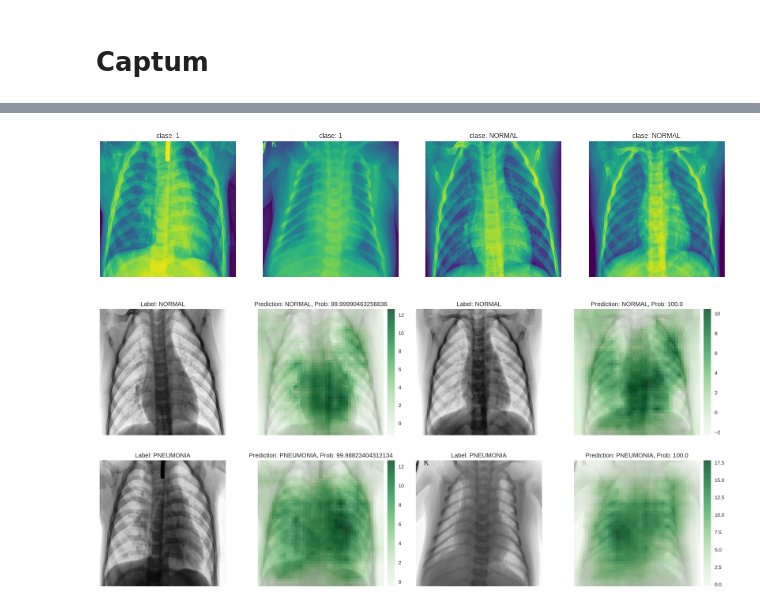
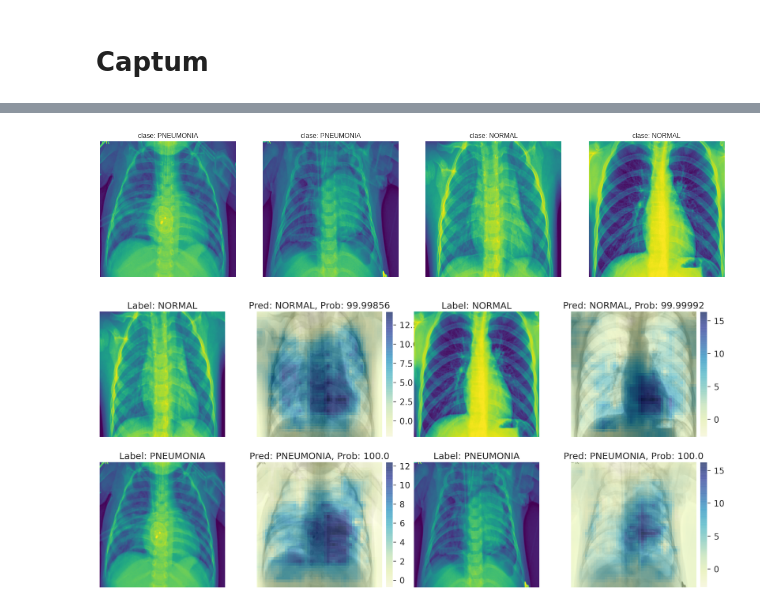
Before and after one commit to ifayost/cdb_pneumonia, a Jupyter notebook: Colab/CDB_Pneumonia.ipynb, the cells around one changed output, grey strips where cells are left out. Cells and saved outputs as stored; diff of their text form; code cells hidden in the pictures.

```diff
--- a/Colab/CDB_Pneumonia.ipynb
+++ b/Colab/CDB_Pneumonia.ipynb
@@ -196,12 +199,16 @@ VGG16 Accuracy: 0.8125
 Random Accuracy: 0.5
 # %%
 vgg16.eval()
-aciertos = []
+predicciones = []
+probs = []
+true = []
 random = []
 for inputs, labels in dataloaders['test']:
     inputs = inputs.to(device)
     outputs = vgg16(inputs)
     _, preds = torch.max(outputs, 1)
-    aciertos.extend([i==j for i,j in zip(preds.to('cpu').numpy(), labels.numpy())])
+    predicciones.extend(preds.to('cpu').numpy())
+    probs.extend(F.softmax(outputs[:,1]).detach().to('cpu').numpy())
+    true.extend(labels.numpy())
     random.extend([np.random.randint(0,1)== i for i in labels.numpy()])
 # %%
@@ -212,0 +233,7 @@ Random Accuracy: 0.375
+# %%
+plt.rcParams['figure.titlesize'] = 14
+plt.rcParams['axes.labelsize'] = 14
+plt.rcParams['xtick.labelsize'] = 12
+plt.rcParams['ytick.labelsize'] = 12
+fig = plt.figure(dpi=150)
+confusion_mat(class_names[true], class_names[predicciones], class_names)
@@ -238,9 +280,10 @@ from matplotlib.colors import LinearSegmentedColormap
 vgg16 = vgg16.eval()
 #ig = IntegratedGradients(vgg16)
 #noise_tunnel = NoiseTunnel(ig)
-#occlusion = Occlusion(vgg16)
-saliency = Saliency(vgg16)
+occlusion = Occlusion(vgg16)
+#saliency = Saliency(vgg16)
 # %%
+torch.manual_seed(1)
 cls1, cls0 = [],[]
 fig = plt.figure(figsize=(20,10))
 i=1
@@ -251,7 +294,7 @@ for inputs, classes in dataloaders['test']:
       cls1.append(inp)
       ax = fig.add_subplot(140+i)
       ax.imshow(inp.squeeze().cpu().detach().numpy(), cmap='viridis')
-      ax.set_title(f'clase: {cls}');
+      ax.set_title(f'clase: {class_names[cls]}');
       plt.axis('off');
       i+=1
     elif len(cls0) < 2 and cls == 0:
@@ -264,7 +307,7 @@ for inputs, classes in dataloaders['test']:
     else:
       break
 # %% [output]
-[figure, old version]
+[figure, new version]
 # %%
 fig = plt.figure(figsize=(20,10), dpi=200)
 i=0
@@ -273,34 +316,34 @@ for j, cls in enumerate([cls0,cls1]):
     inp = inp.to(device).unsqueeze(1)
     outputs = vgg16(inp)
     pred_probs = F.softmax(outputs, 1)
     prob, pred_label_idx = torch.max(pred_probs, 1)
     pred_label_idx.squeeze_()
 
     # noise_tunnel.attribute(inp, n_samples=3, nt_type='smoothgrad_sq', target=pred_label_idx, stdevs=0.01)
     #attributions_ig = ig.attribute(inp, target=pred_label_idx, n_steps=200)
     attributions_ig = occlusion.attribute(inp,
                                           strides = (1, 10, 10),
                                           target=0,
                                           sliding_window_shapes=(1, 15, 15),
                                           baselines=0)
     #attributions_ig = saliency.attribute(inp, target=pred_label_idx)
 
     ax1 = fig.add_subplot(241+i*2)
-    ax1.imshow((inp.squeeze().cpu().detach().numpy()), cmap='Greys')
+    ax1.imshow((inp.squeeze().cpu().detach().numpy()), cmap='viridis')
     ax1.set_title(f'Label: {class_names[j]}')
     ax1.axis('off');
 
     ax2 = fig.add_subplot(242+i*2)
     ax2.imshow((inp.squeeze().cpu().detach().numpy()), cmap='Greys')
-    im = ax2.imshow(attributions_ig.squeeze().cpu().detach().numpy(), alpha=0.7, cmap='Greens')
-    ax2.set_title(f'Prediction: {class_names[pred_label_idx.cpu().detach().numpy()]}, Prob: {prob.cpu().detach().numpy()[0]*100}')
+    im = ax2.imshow(attributions_ig.squeeze().cpu().detach().numpy(), alpha=0.6, cmap='YlGnBu', interpolation='sinc')
+    ax2.set_title(f'Pred: {class_names[pred_label_idx.cpu().detach().numpy()]}, Prob: {round(prob.cpu().detach().numpy()[0]*100,5)}')
     ax2.axis('off');
 
     i+=1
 
     fig.subplots_adjust(right=0.95)
     box2 = np.array(ax2.get_position())
     cbar_ax = fig.add_axes([box2[1,0]+0.005 , box2[0,1], 0.01, box2[1,1]-box2[0,1]])
     fig.colorbar(im, cax=cbar_ax)
 # %% [output]
-[figure, old version]
+[figure, new version]
```
Also changed, not shown: parts of 10 cells of this notebook.
